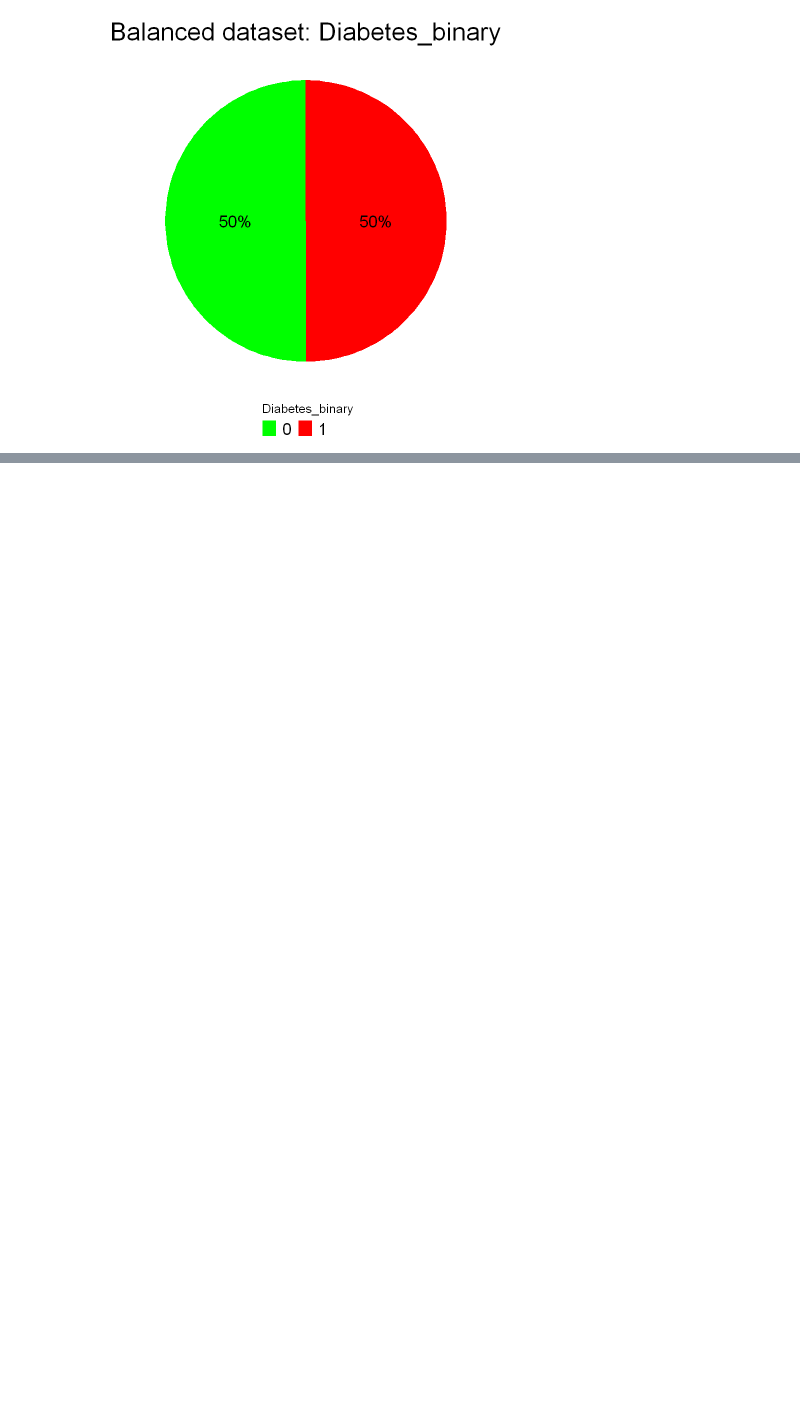
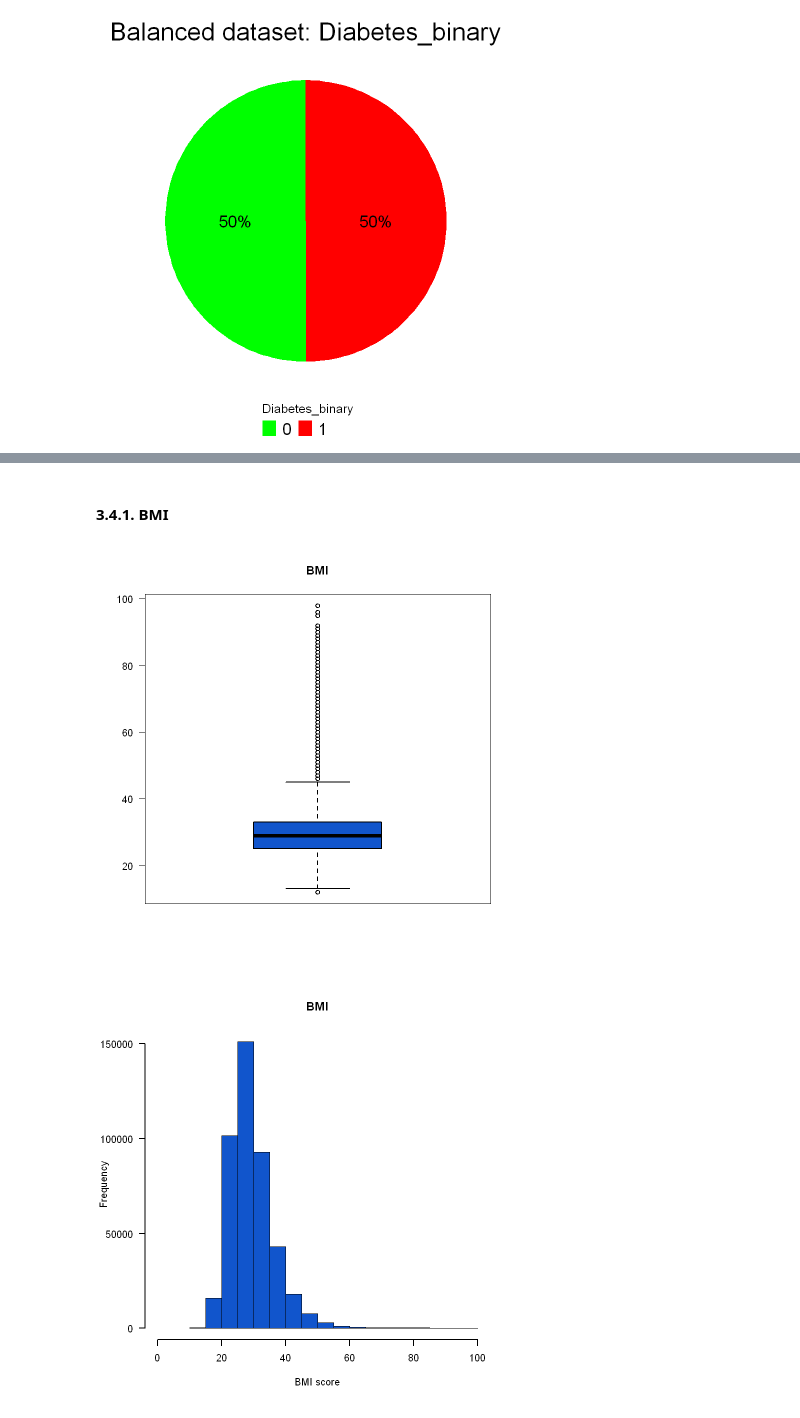
Before and after one commit to DucTrung1802/DS, a Jupyter notebook: GLM_Report/diabetes_analysis_upgrade.ipynb, the cells around one changed output, grey strips where cells are left out. Drawn from its saved outputs; the diff is of its cells as text; code cells hidden in the pictures; blank space fills up the shorter version.

```diff
--- a/GLM_Report/diabetes_analysis_upgrade.ipynb
+++ b/GLM_Report/diabetes_analysis_upgrade.ipynb
@@ -300,0 +406,8 @@ plot_binary_distribution(balanced_df, "Diabetes_binary", "Balanced dataset: Diab
+# %% [markdown]
+#### 3.4.1. BMI
+# %%
+boxplot(balanced_df$BMI, main = "BMI", col = MAIN_COLOR, las = 1, lwd = 2)
+hist(balanced_df$BMI, main = "BMI", xlab = "BMI score", col = MAIN_COLOR, las = 1, lwd = 2, xlim = c(0, 100))
+# %% [output]
+[figure, added]
+[figure, added]
```
Also changed, not shown: parts of 47 cells of this notebook.
